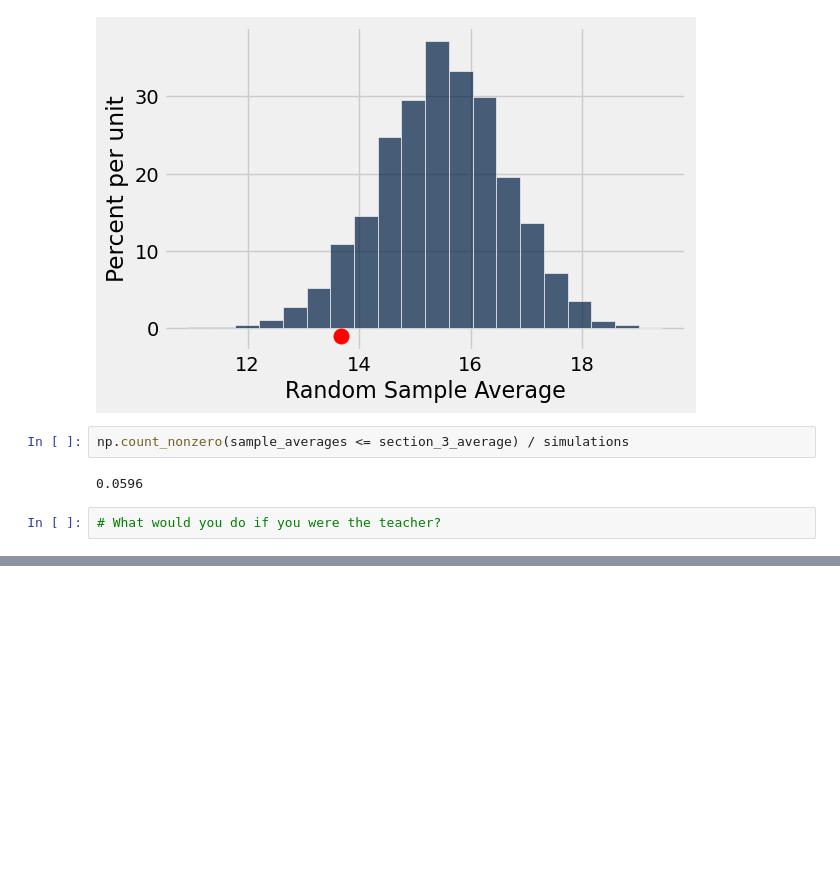
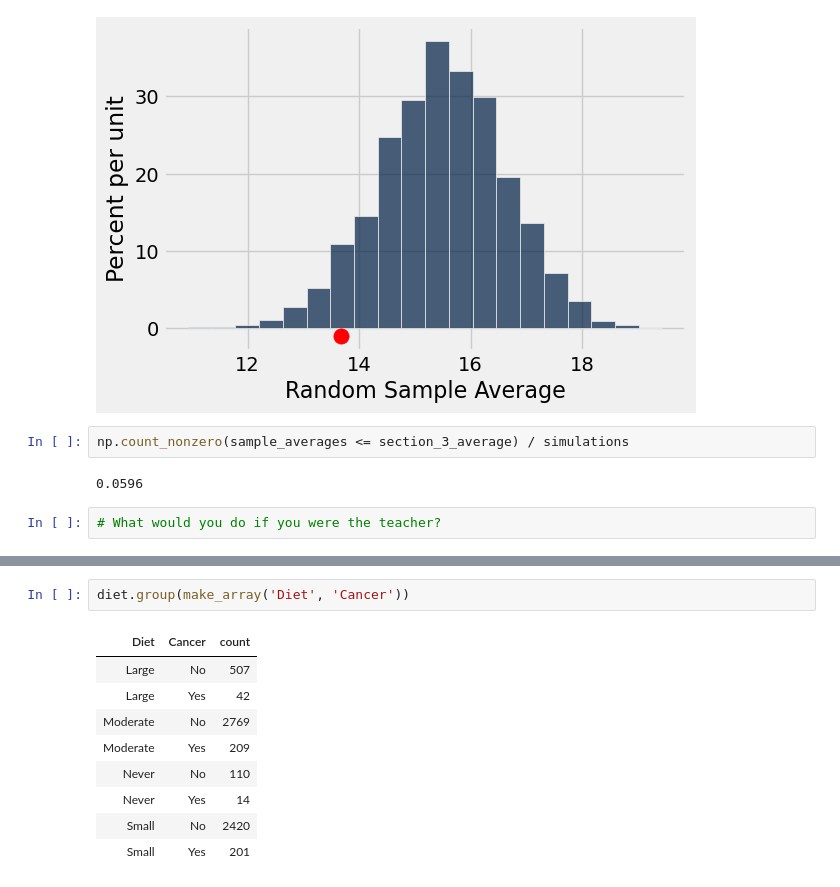
Before and after one commit to lawtonsclass/f24-code-from-class, a Jupyter notebook: data8-practice/ch11.ipynb, the cells around one changed output, grey strips where cells are left out. Saved outputs shown, nothing was run; the diff lists cells and outputs as text; blank space fills up the shorter version.

```diff
--- a/data8-practice/ch11.ipynb
+++ b/data8-practice/ch11.ipynb
@@ -333,0 +360,12 @@ np.count_nonzero(sample_averages <= section_3_average) / simulations
+# %%
+diet.group(make_array('Diet', 'Cancer'))
+# %% [output]
+| Diet | Cancer | count |
+| Large | No | 507 |
+| Large | Yes | 42 |
+| Moderate | No | 2769 |
+| Moderate | Yes | 209 |
+| Never | No | 110 |
+| Never | Yes | 14 |
+| Small | No | 2420 |
+| Small | Yes | 201 |
```
Also changed, not shown: parts of 15 cells of this notebook, 1 other file.
